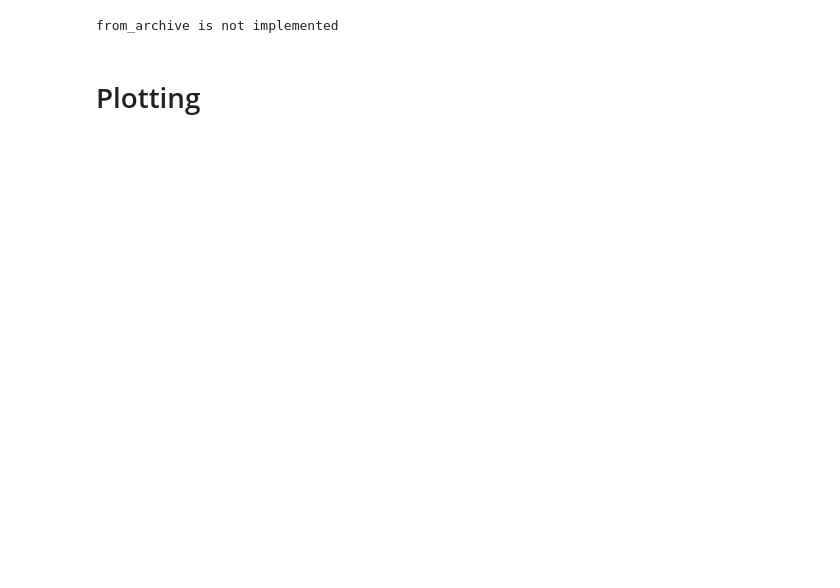
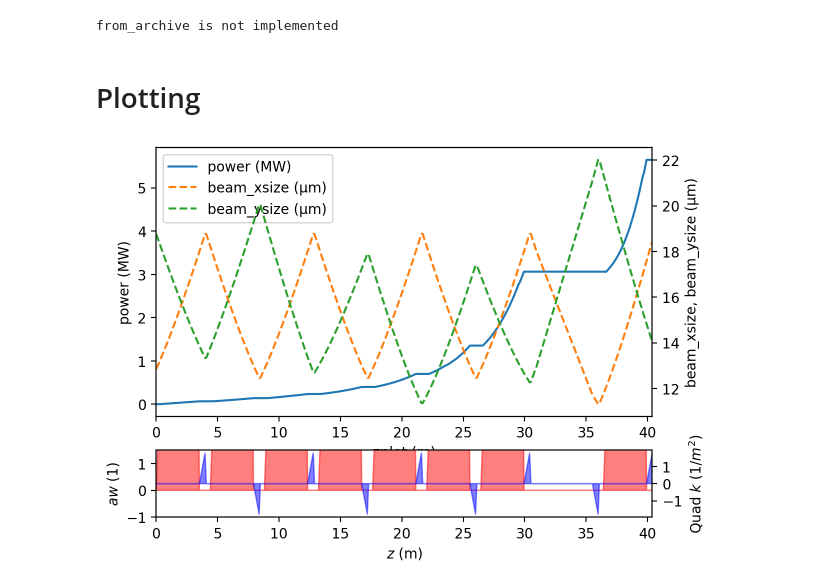
Before and after one commit to slaclab/lume-genesis, a Jupyter notebook: examples/genesis4_class.ipynb, the cells around one changed output. Drawn from its saved outputs; the diff is of its cells as text; code cells hidden in the pictures; blank space fills up the shorter version.

```diff
--- a/examples/genesis4_class.ipynb
+++ b/examples/genesis4_class.ipynb
@@ -98,3 +106,7 @@ import matplotlib.pyplot as plt
+# %%
+G.plot()
+# %% [output]
+[figure, added]
 # %%
 plt.imshow(G.output['Field/power'])
 # %% [output]
```
Also changed, not shown: parts of 9 cells of this notebook, 3 other files.
